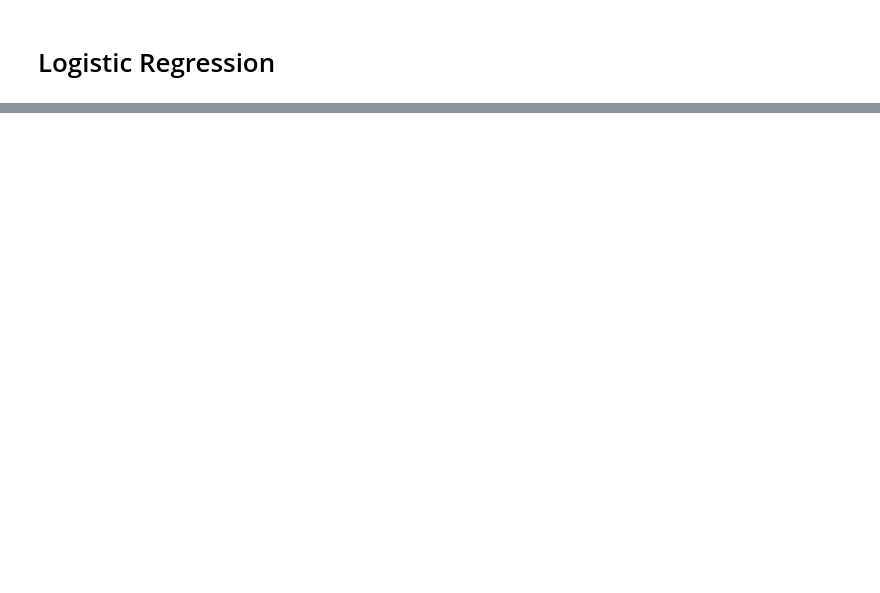
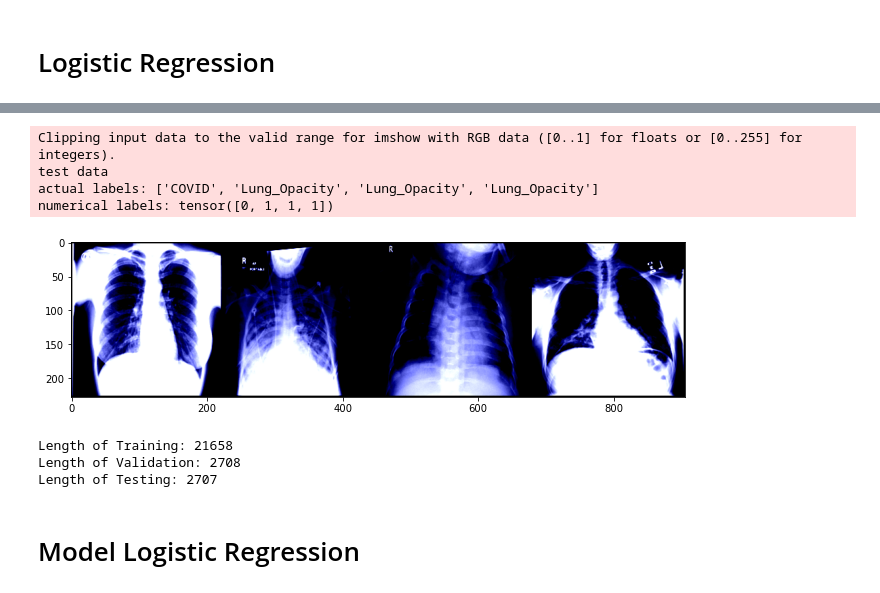
Before and after one commit to JasmineWang553/Stat-453-Chest-X-ray-Data, a Jupyter notebook: Logistic Regression.ipynb, the cells around one changed output, grey strips where cells are left out. Cells and saved outputs as stored; diff of their text form; code cells hidden in the pictures; blank space fills up the shorter version.

```diff
--- a/Logistic Regression.ipynb
+++ b/Logistic Regression.ipynb
@@ -112 +64,20 @@ numerical labels: tensor([1, 3, 0, 2])
+# %%
+print('test data')
+show_img(datas[2])
+# %% [output]
+Clipping input data to the valid range for imshow with RGB data ([0..1] for floats or [0..255] for integers).
+test data
+actual labels: ['COVID', 'Lung_Opacity', 'Lung_Opacity', 'Lung_Opacity']
+numerical labels: tensor([0, 1, 1, 1])
+[figure, added]
+# %%
+print(f'Length of Training: {len(datas[0])}')
+print(f'Length of Validation: {len(datas[1])}')
+print(f'Length of Testing: {len(datas[2])}')
+# %% [output]
+Length of Training: 21658
+Length of Validation: 2708
+Length of Testing: 2707
+# %% [markdown]
+# Model Logistic Regression
 # %%
```
Also changed, not shown: parts of 14 cells of this notebook, 5 other files.
